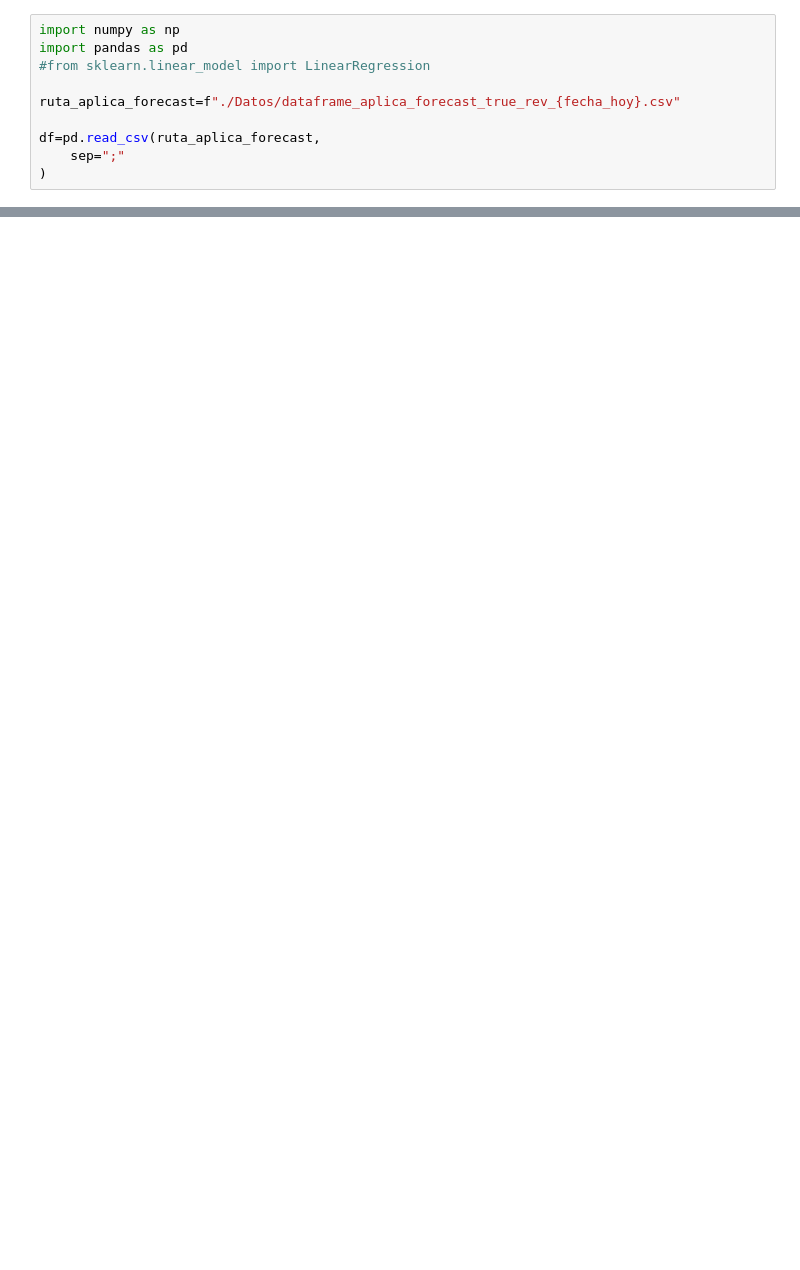
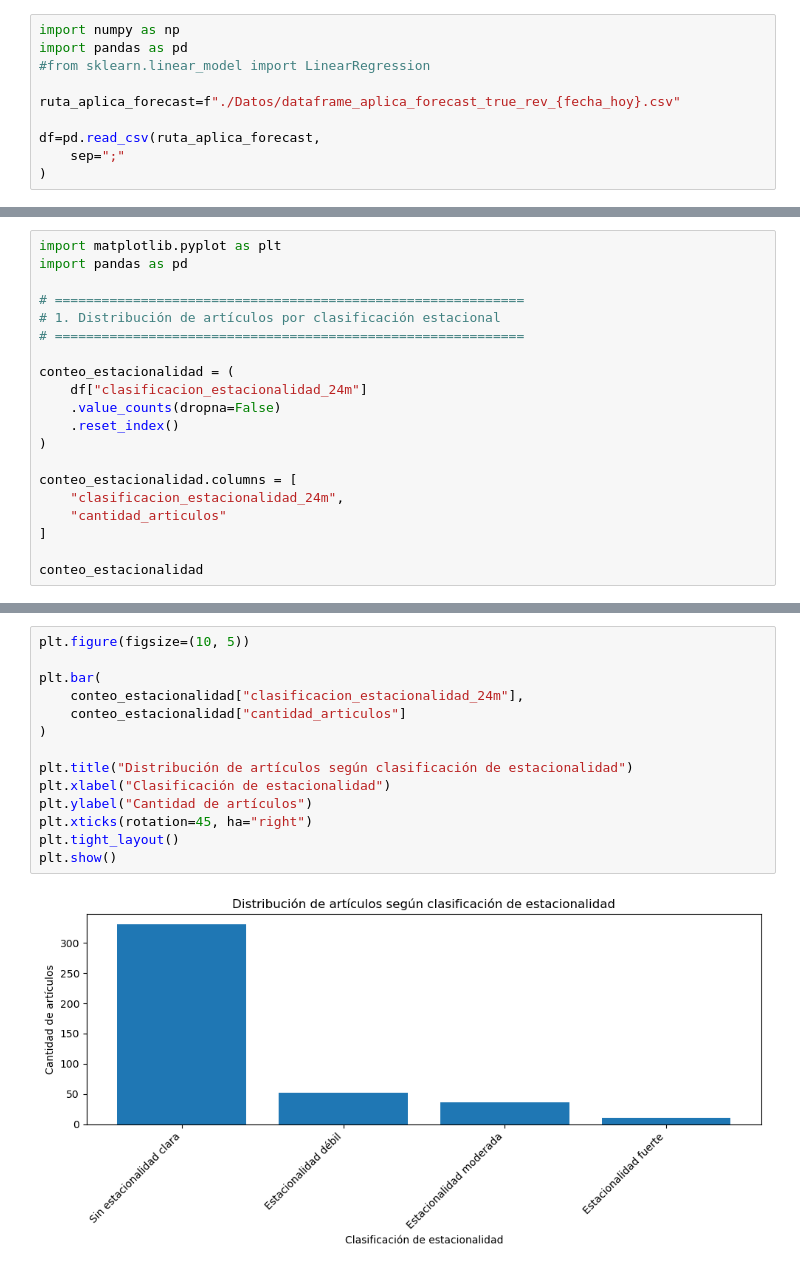
Before and after one commit to choppeb7/Tesis-Master-AI, a Jupyter notebook: Clusterizacion_de_articulos.ipynb, the cells around one changed output, grey strips where cells are left out. Drawn from its saved outputs; the diff is of its cells as text; blank space fills up the shorter version.

```diff
--- a/Clusterizacion_de_articulos.ipynb
+++ b/Clusterizacion_de_articulos.ipynb
@@ -293,0 +1192,20 @@ def calcular_correlacion_estacional_12m(fila):
+# %%
+import matplotlib.pyplot as plt
+import pandas as pd
+
+# ============================================================
+# 1. Distribución de artículos por clasificación estacional
+# ============================================================
+
+conteo_estacionalidad = (
+    df["clasificacion_estacionalidad_24m"]
+    .value_counts(dropna=False)
+    .reset_index()
+)
+
+conteo_estacionalidad.columns = [
+    "clasificacion_estacionalidad_24m",
+    "cantidad_articulos"
+]
+
+conteo_estacionalidad
@@ -293,0 +1218,16 @@ def calcular_correlacion_estacional_12m(fila):
+# %%
+plt.figure(figsize=(10, 5))
+
+plt.bar(
+    conteo_estacionalidad["clasificacion_estacionalidad_24m"],
+    conteo_estacionalidad["cantidad_articulos"]
+)
+
+plt.title("Distribución de artículos según clasificación de estacionalidad")
+plt.xlabel("Clasificación de estacionalidad")
+plt.ylabel("Cantidad de artículos")
+plt.xticks(rotation=45, ha="right")
+plt.tight_layout()
+plt.show()
+# %% [output]
+[figure, added]
```
Also changed, not shown: parts of 35 cells of this notebook, 2 other files.
